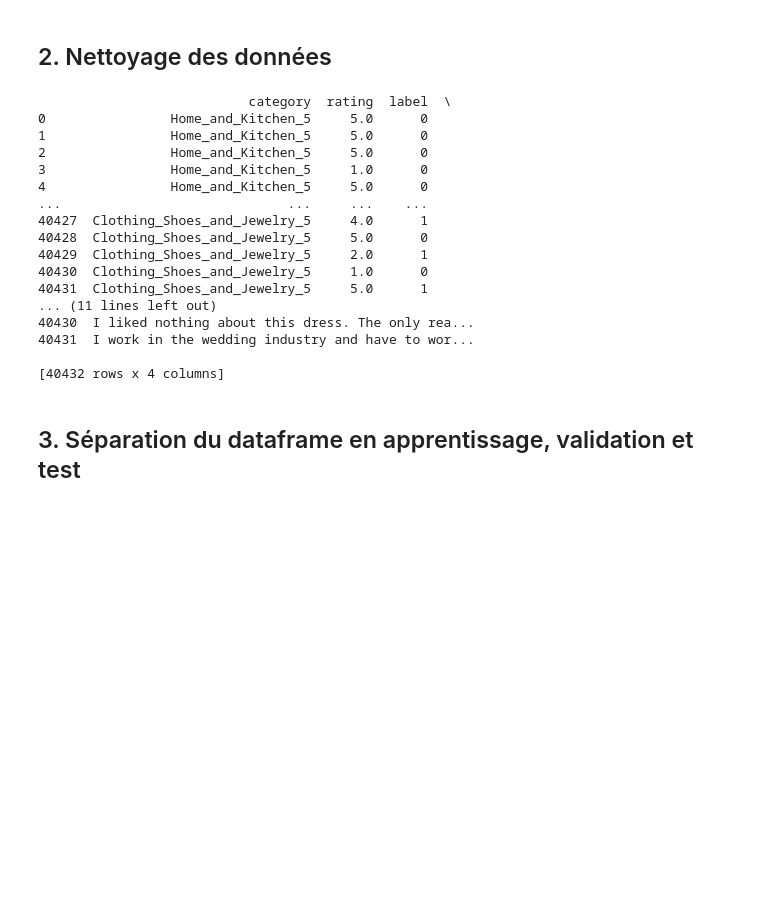
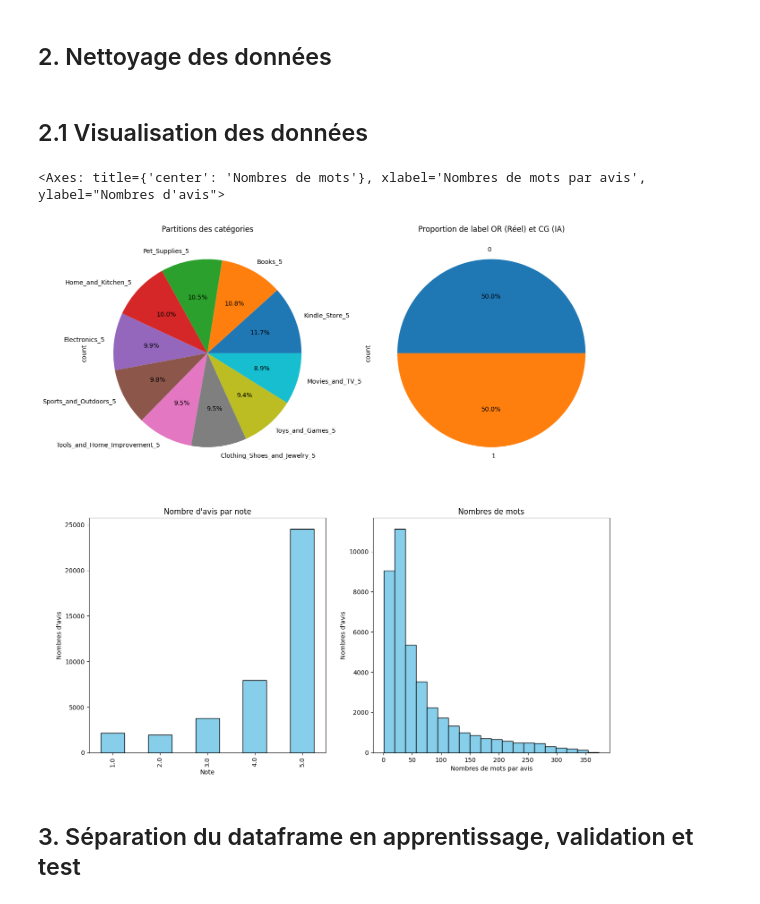
Before and after one commit to Rikvalix/NLP_customers_reviews, a Jupyter notebook: notebook-1_preparation-donnees.ipynb, the cells around one changed output. Saved outputs shown, nothing was run; the diff lists cells and outputs as text; code cells hidden in the pictures; blank space fills up the shorter version.

Commit message:
feat: Graphique de visualisation des données d'apprentissages

```diff
--- a/notebook-1_preparation-donnees.ipynb
+++ b/notebook-1_preparation-donnees.ipynb
@@ -34,30 +34,51 @@ fake_review_df.columns.values.tolist()
 ## 2. Nettoyage des données
 # %%
 # CG = 0 et OR = 1
-fake_review_df.loc[fake_review_df["label"] ==  "CG", "label"] = 0
-fake_review_df.loc[fake_review_df["label"] ==  "OR", "label"] = 1
+fake_review_df.loc[fake_review_df["label"] == "CG", "label"] = 0
+fake_review_df.loc[fake_review_df["label"] == "OR", "label"] = 1
 
 # Assure que la colonne est de type int
 fake_review_df['label'] = fake_review_df['label'].astype(int)
-print(fake_review_df)
-# %% [output]
-                           category  rating  label  \
-0                Home_and_Kitchen_5     5.0      0
-1                Home_and_Kitchen_5     5.0      0
-2                Home_and_Kitchen_5     5.0      0
-3                Home_and_Kitchen_5     1.0      0
-4                Home_and_Kitchen_5     5.0      0
-...                             ...     ...    ...
-40427  Clothing_Shoes_and_Jewelry_5     4.0      1
-40428  Clothing_Shoes_and_Jewelry_5     5.0      0
-40429  Clothing_Shoes_and_Jewelry_5     2.0      1
-40430  Clothing_Shoes_and_Jewelry_5     1.0      0
-40431  Clothing_Shoes_and_Jewelry_5     5.0      1
-... (11 lines left out)
-40430  I liked nothing about this dress. The only rea...
-40431  I work in the wedding industry and have to wor...
-
-[40432 rows x 4 columns]
+# %% [markdown]
+## 2.1 Visualisation des données
+# %%
+# Visualisation des données d'apprentissage et de tests
+fig, axes = plt.subplots(nrows=2, ncols=2, figsize=(15, 15))
+
+# Catégories
+fake_review_df['category'].value_counts().plot(
+    kind='pie',
+    autopct='%1.1f%%',
+    ax=axes[0, 0],
+    title='Partitions des catégories')
+
+#  Label
+fake_review_df['label'].value_counts().plot(kind='pie',
+                                            autopct='%1.1f%%',
+                                            ax=axes[0, 1],
+                                            title='Proportion de label OR (Réel) et CG (IA)')
+
+# Nombre d'avis
+fake_review_df['rating'].value_counts().sort_index().plot(kind='bar',
+                                                          ax=axes[1, 0],
+                                                          color='skyblue',
+                                                          edgecolor='black',
+                                                          title="Nombre d'avis par note",
+                                                          xlabel='Note',
+                                                          ylabel="Nombres d'avis")
+
+nb_mots = fake_review_df['text_'].str.split().str.len()
+nb_mots.plot(kind='hist',
+             bins=20,
+             color='skyblue',
+             edgecolor='black',
+             ax=axes[1, 1],
+             title='Nombres de mots',
+             xlabel='Nombres de mots par avis',
+             ylabel="Nombres d'avis")
+# %% [output]
+<Axes: title={'center': 'Nombres de mots'}, xlabel='Nombres de mots par avis', ylabel="Nombres d'avis">
+[figure, added]
 # %% [markdown]
 ## 3. Séparation du dataframe en apprentissage, validation et test
 # %%
```
Also changed, not shown: parts of 2 cells of this notebook.
